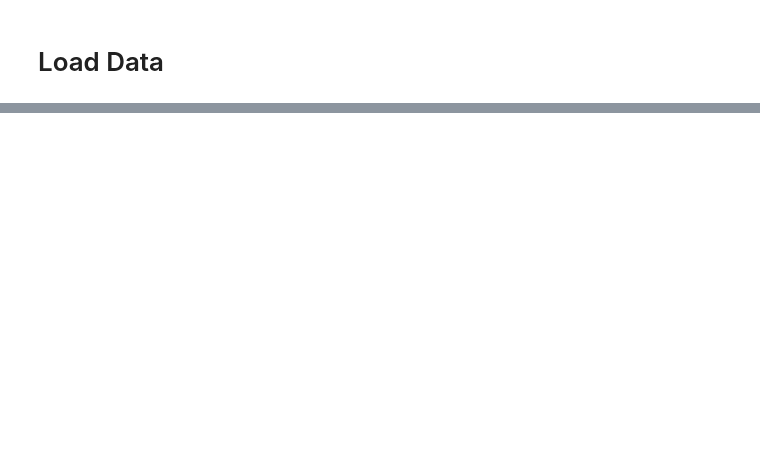
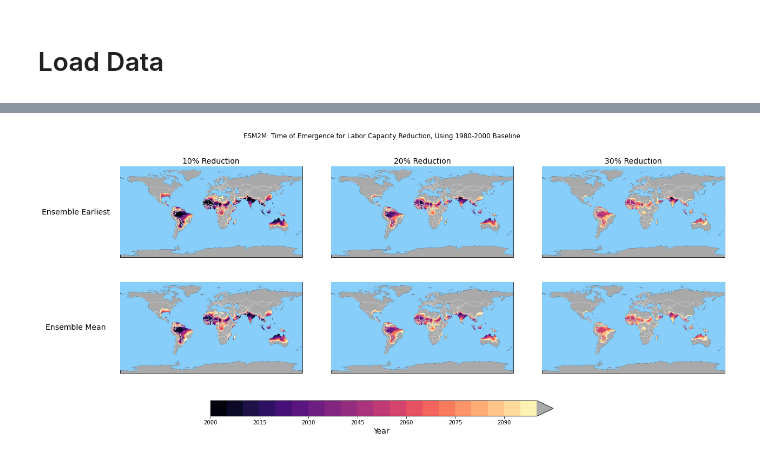
Before and after one commit to KYan19/pei, a Jupyter notebook: notebooks/8.0_Emergence_Updated.ipynb, the cells around one changed output, grey strips where cells are left out. Saved outputs shown, nothing was run; the diff lists cells and outputs as text; code cells hidden in the pictures; blank space fills up the shorter version.

```diff
--- a/notebooks/8.0_Emergence_Updated.ipynb
+++ b/notebooks/8.0_Emergence_Updated.ipynb
@@ -186,0 +18,71 @@ fig.suptitle('CESM2: Fraction of Population Emerged',fontsize=16);
+# %%
+# Calculate 1980-2000 mean baseline capacity, by month
+ds_base = ds_esm2m.sel(time=slice('1980-01-31','1999-12-31')).groupby('time.month').mean().mean(dim='ensemble')['capacity']
+# %%
+# Shorten capacity dataset to 2000-2100
+ds_esm2m = ds_esm2m.sel(time=slice('2000-01-31',None))
+# %%
+# Broadcast monthly baseline over time dimension as another variable in dataset
+ds_esm2m['baseline'] = ds_base.sel(month=ds_esm2m['time.month'],lat=ds_esm2m['lat'],lon=ds_esm2m['lon'])
+# %%
+def emergence(ds,start_year):
+    ds_thres = ds.nonzero()
+
+    # If non-empty, index + startyear = ToE
+    if len(ds_thres[0]) > 0:
+        return start_year+(ds_thres[0][0].item())
+
+    # If empty, return year after 2100
+    return 2101
+# %%
+ds_thres_90 = ds_esm2m['capacity']<(0.9*ds_esm2m['baseline'])
+ds_thres_90 = ds_thres_90.groupby('time.year').sum() > 3
+
+ds_thres_80 = ds_esm2m['capacity']<(0.8*ds_esm2m['baseline'])
+ds_thres_80 = ds_thres_80.groupby('time.year').sum() > 3
+
+ds_thres_70 = ds_esm2m['capacity']<(0.7*ds_esm2m['baseline'])
+ds_thres_70 = ds_thres_70.groupby('time.year').sum() > 3
+
+# Calculate ToE for different thresholds
+start_year = ds_esm2m['time.year'][0].item()
+ds_90 = xr.apply_ufunc(emergence,ds_thres_90,input_core_dims=[['year']],vectorize=True,kwargs={'start_year':start_year})
+ds_80 = xr.apply_ufunc(emergence,ds_thres_80,input_core_dims=[['year']],vectorize=True,kwargs={'start_year':start_year})
+ds_70 = xr.apply_ufunc(emergence,ds_thres_70,input_core_dims=[['year']],vectorize=True,kwargs={'start_year':start_year})
+
+# Specify projection
+crs = ccrs.PlateCarree()
+
+# Create figure and axes
+fig, axs = plt.subplots(ncols=4,nrows=2,figsize=(22,8),subplot_kw={'projection':crs},gridspec_kw={'width_ratios': [0.5,3,3,3]})
+levels = np.linspace(2000,2100,21)
+cmap = 'magma'
+
+# Plots of ToE: earliest among ensemble members
+im = lf.contour(ds_90.min(dim='ensemble'),'10% Reduction',axs[0][1],levels=levels,cmap =cmap,label='Year',extend='max')
+lf.contour(ds_80.min(dim='ensemble'),'20% Reduction',axs[0][2],levels=levels,cmap =cmap,label='Year',extend='max')
+lf.contour(ds_70.min(dim='ensemble'),'30% Reduction',axs[0][3],levels=levels,cmap =cmap,label='Year',extend='max')
+
+# Plots of ToE: mean among ensemble members
+lf.contour(ds_90.mean(dim='ensemble'),None,axs[1][1],levels=levels,cmap =cmap,label='Year',extend='max')
+lf.scatter(ds_90,axs[1][1])
+lf.contour(ds_80.mean(dim='ensemble'),None,axs[1][2],levels=levels,cmap =cmap,label='Year',extend='max')
+lf.scatter(ds_80,axs[1][2])
+lf.contour(ds_70.mean(dim='ensemble'),None,axs[1][3],levels=levels,cmap =cmap,label='Year',extend='max')
+lf.scatter(ds_70,axs[1][3])
+
+# Annotating text
+axs[0][0].text(0.5,0.5,'Ensemble Earliest',fontsize=14,horizontalalignment='center',verticalalignment='center');
+axs[0][0].set_frame_on(False)
+axs[1][0].text(0.5,0.5,'Ensemble Mean',fontsize=14,horizontalalignment='center',verticalalignment='center');
+axs[1][0].set_frame_on(False)
+
+# Single colorbar for all plots
+fig.subplots_adjust(bottom=0.2)
+cbar_ax = fig.add_axes([0.3, 0.07, 0.4, 0.05])
+cbar = fig.colorbar(im, cax=cbar_ax,orientation='horizontal');
+cbar.set_label('Year',fontsize=14)
+
+fig.suptitle('ESM2M: Time of Emergence for Labor Capacity Reduction, Using 1980-2000 Baseline');
+# %% [output]
+[figure, added]
```
Also changed, not shown: parts of 29 cells of this notebook, 6 other files.
